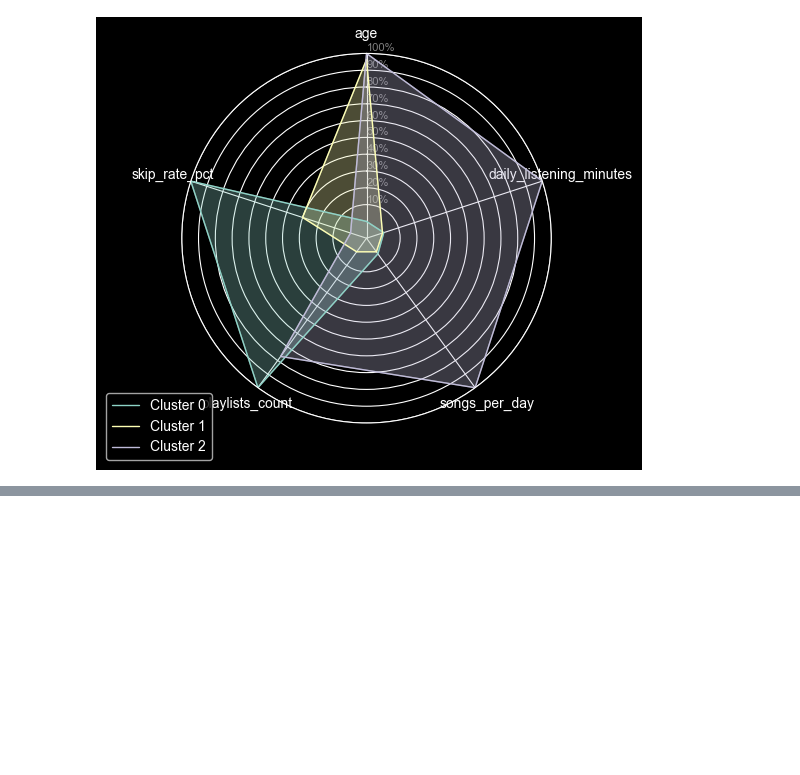
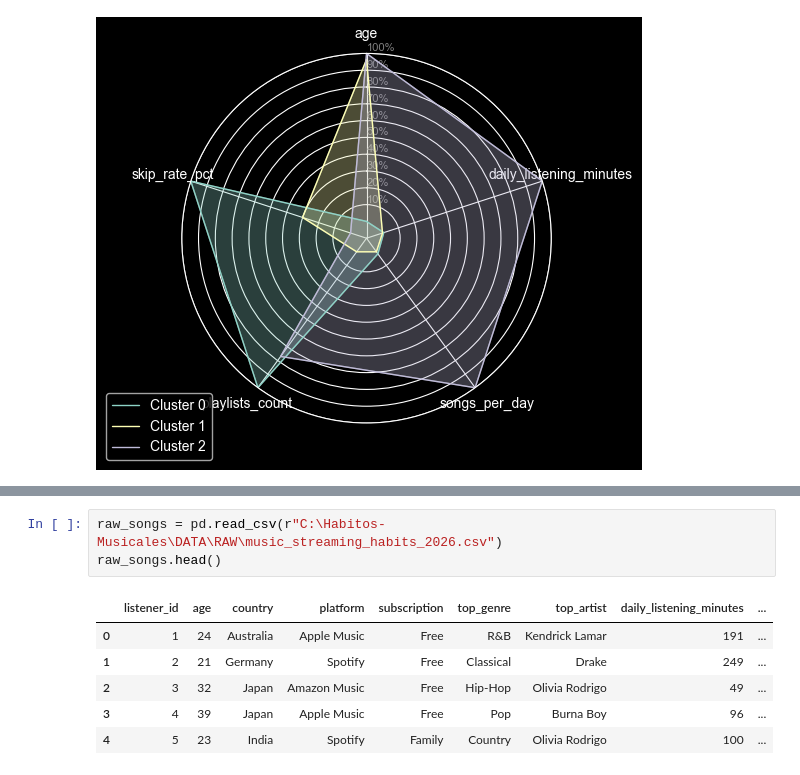
Before and after one commit to Isaakkko/Habitos-Musicales, a Jupyter notebook: HTML/PROYECTO.ipynb, the cells around one changed output, grey strips where cells are left out. Drawn from its saved outputs; the diff is of its cells as text; blank space fills up the shorter version.

```diff
--- a/HTML/PROYECTO.ipynb
+++ b/HTML/PROYECTO.ipynb
@@ -597,0 +650,10 @@ graf.radar_plot()
+# %%
+raw_songs = pd.read_csv(r"C:\Habitos-Musicales\DATA\RAW\music_streaming_habits_2026.csv")
+raw_songs.head()
+# %% [output]
+|  | listener_id | age | country | platform | subscription | top_genre | top_artist | daily_listening_minutes | ... |
+| 0 | 1 | 24 | Australia | Apple Music | Free | R&B | Kendrick Lamar | 191 | ... |
+| 1 | 2 | 21 | Germany | Spotify | Free | Classical | Drake | 249 | ... |
+| 2 | 3 | 32 | Japan | Amazon Music | Free | Hip-Hop | Olivia Rodrigo | 49 | ... |
+| 3 | 4 | 39 | Japan | Apple Music | Free | Pop | Burna Boy | 96 | ... |
+| 4 | 5 | 23 | India | Spotify | Family | Country | Olivia Rodrigo | 100 | ... |
```
Also changed, not shown: parts of 37 cells of this notebook, 2 other files.
